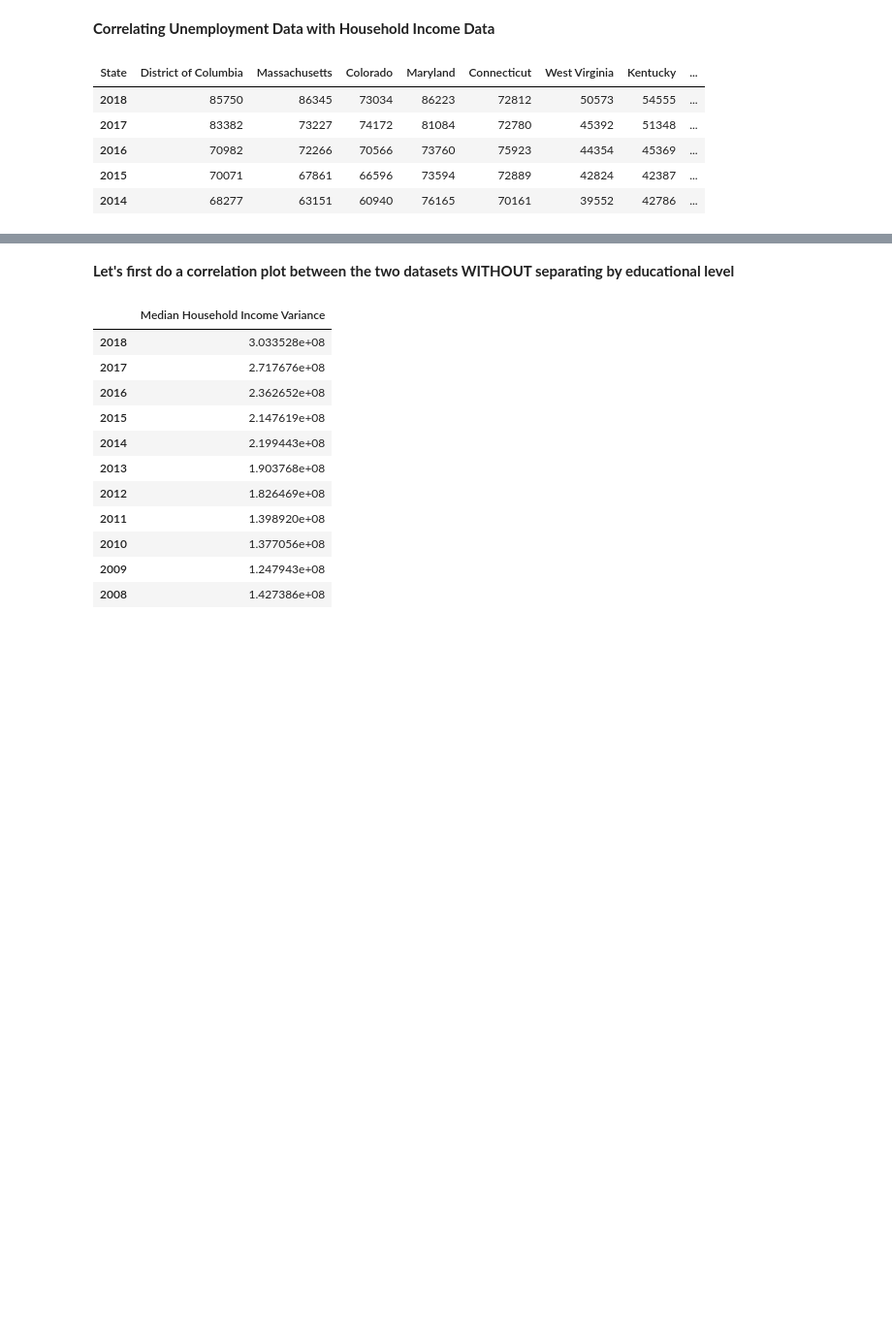
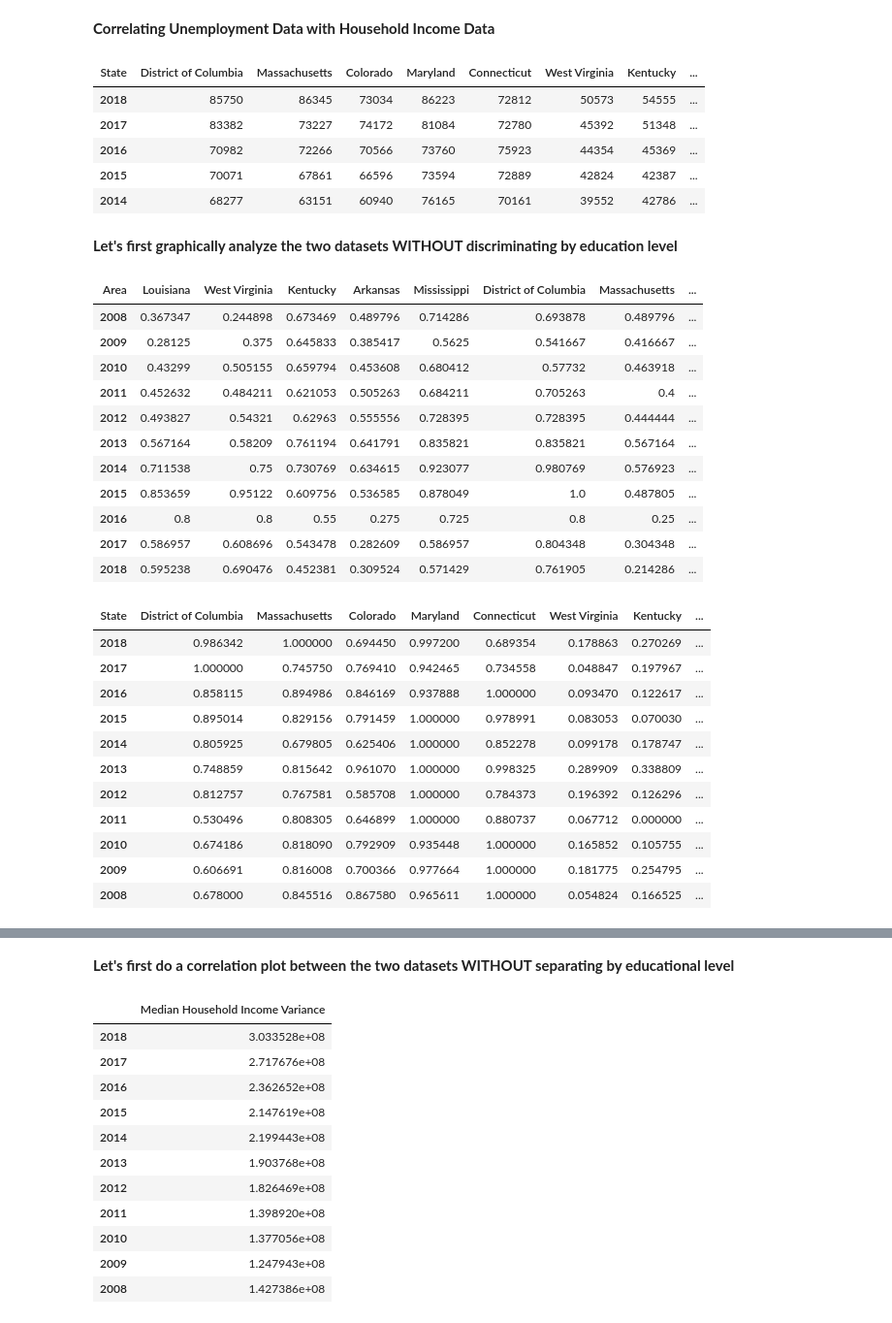
Before and after one commit to Bahaamour/Analysis, a Jupyter notebook: Vishal/housing prices project.ipynb, the cells around one changed output, grey strips where cells are left out. Shown at 97% size. Saved outputs shown, nothing was run; the diff lists cells and outputs as text; code cells hidden in the pictures; blank space fills up the shorter version.

Commit message:
included content comparing the unemployment dataset with the central dataset

```diff
--- a/Vishal/housing prices project.ipynb
+++ b/Vishal/housing prices project.ipynb
@@ -691,3 +691,41 @@ df1.head()
 | 2016 | 70982 | 72266 | 70566 | 73760 | 75923 | 44354 | 45369 | ... |
 | 2015 | 70071 | 67861 | 66596 | 73594 | 72889 | 42824 | 42387 | ... |
 | 2014 | 68277 | 63151 | 60940 | 76165 | 70161 | 39552 | 42786 | ... |
+# %% [markdown]
+**Let's first graphically analyze the two datasets WITHOUT discriminating by education level**
+# %%
+#To compare the household income data with the unemployment data via visualization,
+#we'll first have to do normalization to standardize the scaling to take on values
+#from 0-1
+df_st=df.subtract(df.min(axis=1),axis=0).divide(df.max(axis=1)-df.min(axis=1),axis=0).loc[:,['Louisiana','West Virginia','Kentucky','Arkansas','Mississippi','District of Columbia','Massachusetts','Colorado','Maryland','Connecticut']]
+df1_st=df1.subtract(df1.min(axis=1),axis=0).divide(df1.max(axis=1)-df1.min(axis=1),axis=0)
+
+display(df_st)
+display(df1_st)
+
+df1_st.hvplot(xlabel='years',ylabel='scaled data',label='scaled income data')*df_st.hvplot(xlabel='years',ylabel='scaled data',label='scaled unemployment data')
+# %% [output]
+| Area | Louisiana | West Virginia | Kentucky | Arkansas | Mississippi | District of Columbia | Massachusetts | ... |
+| 2008 | 0.367347 | 0.244898 | 0.673469 | 0.489796 | 0.714286 | 0.693878 | 0.489796 | ... |
+| 2009 | 0.28125 | 0.375 | 0.645833 | 0.385417 | 0.5625 | 0.541667 | 0.416667 | ... |
+| 2010 | 0.43299 | 0.505155 | 0.659794 | 0.453608 | 0.680412 | 0.57732 | 0.463918 | ... |
+| 2011 | 0.452632 | 0.484211 | 0.621053 | 0.505263 | 0.684211 | 0.705263 | 0.4 | ... |
+| 2012 | 0.493827 | 0.54321 | 0.62963 | 0.555556 | 0.728395 | 0.728395 | 0.444444 | ... |
+| 2013 | 0.567164 | 0.58209 | 0.761194 | 0.641791 | 0.835821 | 0.835821 | 0.567164 | ... |
+| 2014 | 0.711538 | 0.75 | 0.730769 | 0.634615 | 0.923077 | 0.980769 | 0.576923 | ... |
+| 2015 | 0.853659 | 0.95122 | 0.609756 | 0.536585 | 0.878049 | 1.0 | 0.487805 | ... |
+| 2016 | 0.8 | 0.8 | 0.55 | 0.275 | 0.725 | 0.8 | 0.25 | ... |
+| 2017 | 0.586957 | 0.608696 | 0.543478 | 0.282609 | 0.586957 | 0.804348 | 0.304348 | ... |
+| 2018 | 0.595238 | 0.690476 | 0.452381 | 0.309524 | 0.571429 | 0.761905 | 0.214286 | ... |
+| State | District of Columbia | Massachusetts | Colorado | Maryland | Connecticut | West Virginia | Kentucky | ... |
+| 2018 | 0.986342 | 1.000000 | 0.694450 | 0.997200 | 0.689354 | 0.178863 | 0.270269 | ... |
+| 2017 | 1.000000 | 0.745750 | 0.769410 | 0.942465 | 0.734558 | 0.048847 | 0.197967 | ... |
+| 2016 | 0.858115 | 0.894986 | 0.846169 | 0.937888 | 1.000000 | 0.093470 | 0.122617 | ... |
+| 2015 | 0.895014 | 0.829156 | 0.791459 | 1.000000 | 0.978991 | 0.083053 | 0.070030 | ... |
+| 2014 | 0.805925 | 0.679805 | 0.625406 | 1.000000 | 0.852278 | 0.099178 | 0.178747 | ... |
+| 2013 | 0.748859 | 0.815642 | 0.961070 | 1.000000 | 0.998325 | 0.289909 | 0.338809 | ... |
+| 2012 | 0.812757 | 0.767581 | 0.585708 | 1.000000 | 0.784373 | 0.196392 | 0.126296 | ... |
+| 2011 | 0.530496 | 0.808305 | 0.646899 | 1.000000 | 0.880737 | 0.067712 | 0.000000 | ... |
+| 2010 | 0.674186 | 0.818090 | 0.792909 | 0.935448 | 1.000000 | 0.165852 | 0.105755 | ... |
+| 2009 | 0.606691 | 0.816008 | 0.700366 | 0.977664 | 1.000000 | 0.181775 | 0.254795 | ... |
+| 2008 | 0.678000 | 0.845516 | 0.867580 | 0.965611 | 1.000000 | 0.054824 | 0.166525 | ... |
```
Also changed, not shown: parts of 5 cells of this notebook.
